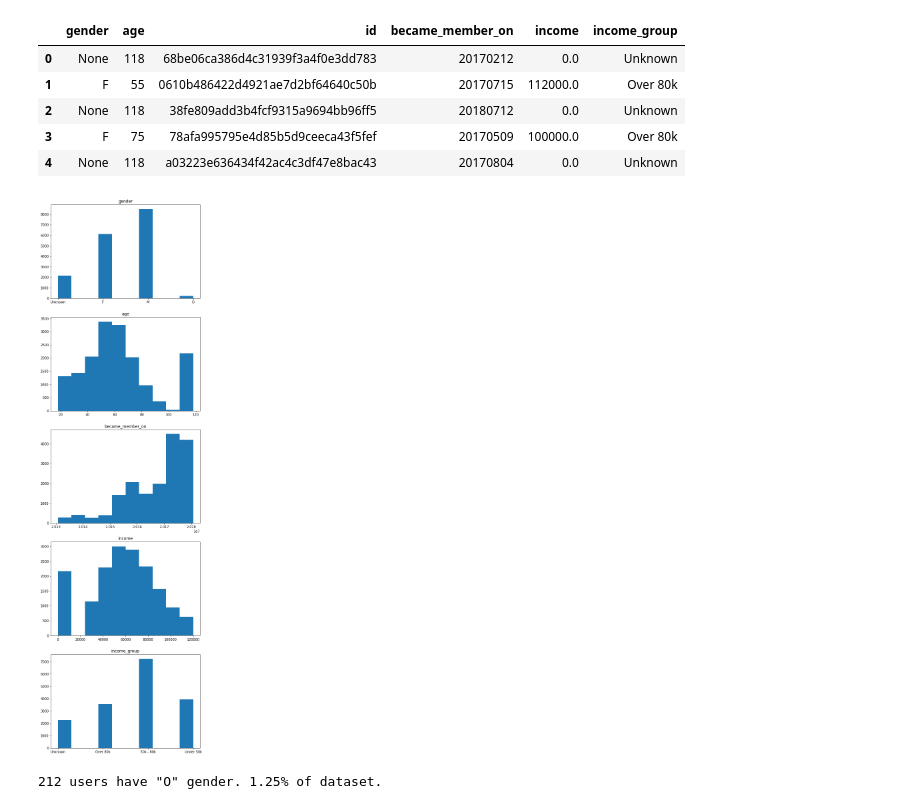
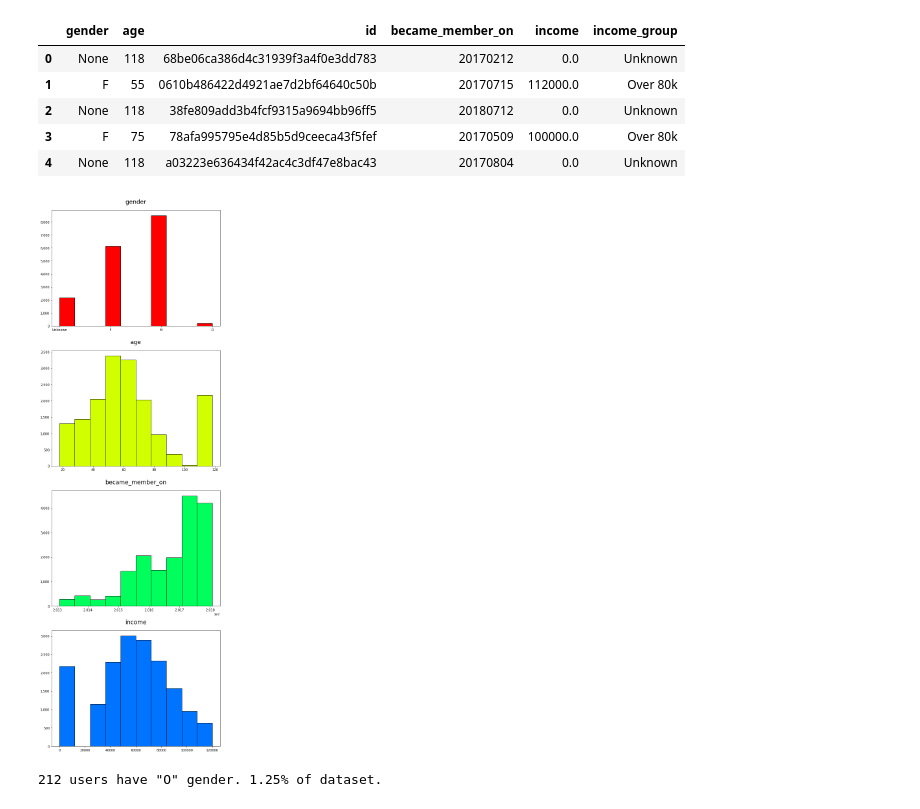
Before and after one commit to rmkeeler/udacity-datasci-capstone-starbucks, a Jupyter notebook: Starbucks_Capstone_notebook.ipynb, the cells around one changed output. Drawn from its saved outputs; the diff is of its cells as text; code cells hidden in the pictures.

Commit message:
improved chart etiquette, labeling axes and comma-formatting ticks

```diff
--- a/Starbucks_Capstone_notebook.ipynb
+++ b/Starbucks_Capstone_notebook.ipynb
@@ -275,39 +280,55 @@ users_ex.loc[users_ex['gender'].isnull(), 'gender'] = 'Unknown'
 #Check distributions of each user variable to see if any segments are overweighted.
 def contrast_var_distributions(df, test_vars, segment_var = None):
     """
     Plots a series of histograms to contrast distributions of variables of interest.
 
     If a segment_var is provided, segments will be plotted in each figure to see how segments differ.
     """
     test_vars = test_vars
     n_test = len(test_vars)
     n_seg = len(df[segment_var].unique()) if segment_var else 1
 
     fig, ax = plt.subplots(n_test,n_seg,figsize = (8*n_seg,6*n_test))
     for i, col in enumerate(test_vars):
         if segment_var:
             # Get a color mapper object to allow me to color segments differently
             # Will also scale with added/removed segments
+            # Color mapper object will have n_seg colors, each of which I can call by index with cmap(), later
             cmap = plt.cm.get_cmap('hsv', n_seg)
             for k, seg in enumerate(df[segment_var].unique()):
                 ax[i,k].hist(
                     df[col][df[segment_var] == seg],
                     alpha = 0.5,
                     label = seg,
                     color = cmap(i),
                     edgecolor = 'black'
                 )
-                ax[i,k].title.set_text(col + ', Segment ' + str(seg))
+                ax[i,k].set_title(col + ', Segment ' + str(seg), fontsize = 18)
                 ax[i,k].legend()
+                # Comma-format y axis ticks. Found here:
+                # https://stackoverflow.com/questions/25973581/how-do-i-format-axis-number-format-to-thousands-with-a-comma-in-matplotlib
+                ax[i,k].yaxis.set_major_formatter(mpl.ticker.StrMethodFormatter('{x:,.0f}'))
         else:
-            ax[i].hist(df[col])
-            ax[i].title.set_text(col)
+            # Add 2 to cmap to avoid multiple charts of same color
+            cmap = plt.cm.get_cmap('hsv', n_test + 2)
+            ax[i].hist(
+                df[col],
+                color = cmap(i),
+                edgecolor = 'black'
+            )
+            ax[i].set_title(col, fontsize = 18, pad = 20)
+            ax[i].yaxis.set_major_formatter(mpl.ticker.StrMethodFormatter('{x:,.0f}'))
 
-contrast_var_distributions(users_ex,
-                           ['gender','age','became_member_on','income','income_group'],
+            fig.tight_layout()
+
+    return fig
+
+fig = contrast_var_distributions(users_ex,
+                           ['gender','age','became_member_on','income'],
                            None)
+fig.savefig('../blog images/user_explore.png')
 # %% [output]
-[figure, old version]
+[figure, new version]
 # %%
 #Quanitify O gender as percentage of dataset to formalize their potential impact on results
 O_gender_percent = round((users_ex.gender == 'O').mean() * 100,2)
```
Also changed, not shown: parts of 6 cells of this notebook.
